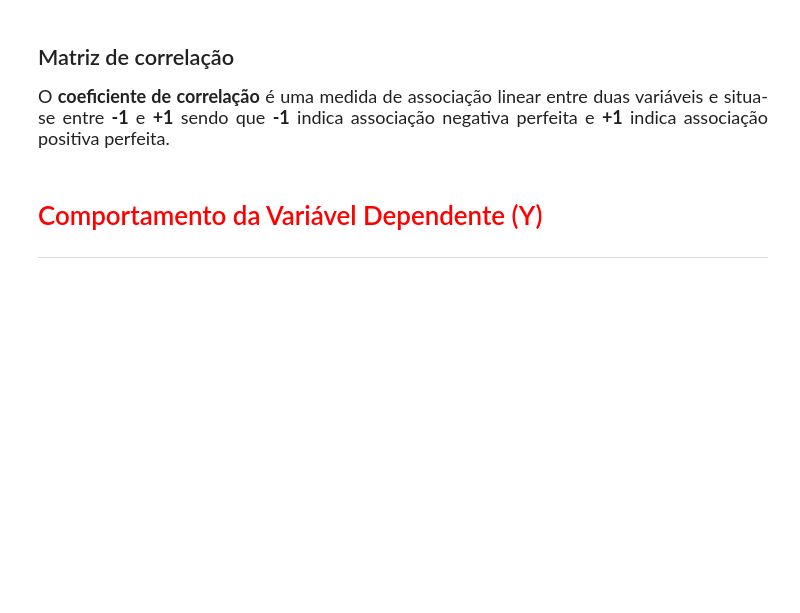
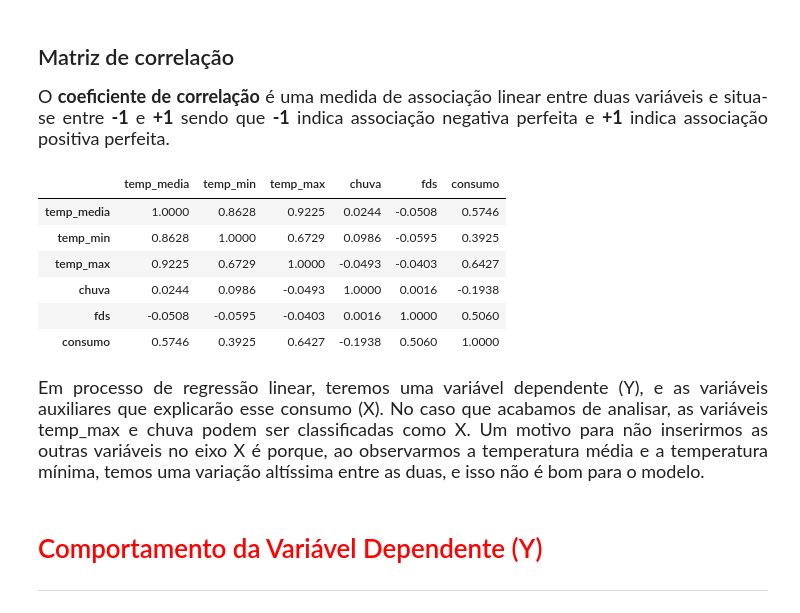
Before and after one commit to naimeaiub/Analise-Estatistica-IBGE, a Jupyter notebook: 6. Regressão linear - testando relações e prevendo resultados/Projeto/Regressão Linear.ipynb, the cells around one changed output. Drawn from its saved outputs; the diff is of its cells as text; code cells hidden in the pictures; blank space fills up the shorter version.

```diff
--- a/6. Regressão linear - testando relações e prevendo resultados/Projeto/Regressão Linear.ipynb
+++ b/6. Regressão linear - testando relações e prevendo resultados/Projeto/Regressão Linear.ipynb
@@ -57,6 +94,19 @@ https://docs.python.org/3/library/warnings.html
 ## Matriz de correlação
 
 <p style='font-size: 18px; line-height: 2; margin: 10px 50px; text-align: justify;'>O <b>coeficiente de correlação</b> é uma medida de associação linear entre duas variáveis e situa-se entre <b>-1</b> e <b>+1</b> sendo que <b>-1</b> indica associação negativa perfeita e <b>+1</b> indica associação positiva perfeita.</p>
+# %%
+dados_sem_data = dados.drop(columns=['data'])
+dados_sem_data.corr().round(4)
+# %% [output]
+|  | temp_media | temp_min | temp_max | chuva | fds | consumo |
+| temp_media | 1.0000 | 0.8628 | 0.9225 | 0.0244 | -0.0508 | 0.5746 |
+| temp_min | 0.8628 | 1.0000 | 0.6729 | 0.0986 | -0.0595 | 0.3925 |
+| temp_max | 0.9225 | 0.6729 | 1.0000 | -0.0493 | -0.0403 | 0.6427 |
+| chuva | 0.0244 | 0.0986 | -0.0493 | 1.0000 | 0.0016 | -0.1938 |
+| fds | -0.0508 | -0.0595 | -0.0403 | 0.0016 | 1.0000 | 0.5060 |
+| consumo | 0.5746 | 0.3925 | 0.6427 | -0.1938 | 0.5060 | 1.0000 |
+# %% [markdown]
+<p style='font-size: 18px; line-height: 2; margin: 10px 50px; text-align: justify;'> Em processo de regressão linear, teremos uma variável dependente (Y), e as variáveis auxiliares que explicarão esse consumo (X). No caso que acabamos de analisar, as variáveis temp_max e chuva podem ser classificadas como X. Um motivo para não inserirmos as outras variáveis no eixo X é porque, ao observarmos a temperatura média e a temperatura mínima, temos uma variação altíssima entre as duas, e isso não é bom para o modelo.</p>
 # %% [markdown]
 # <font color='red' style='font-size: 30px;'>Comportamento da Variável Dependente (Y)</font>
 <hr style='border: 2px solid red;'>
```
Also changed, not shown: parts of 6 cells of this notebook, 1 other file.
